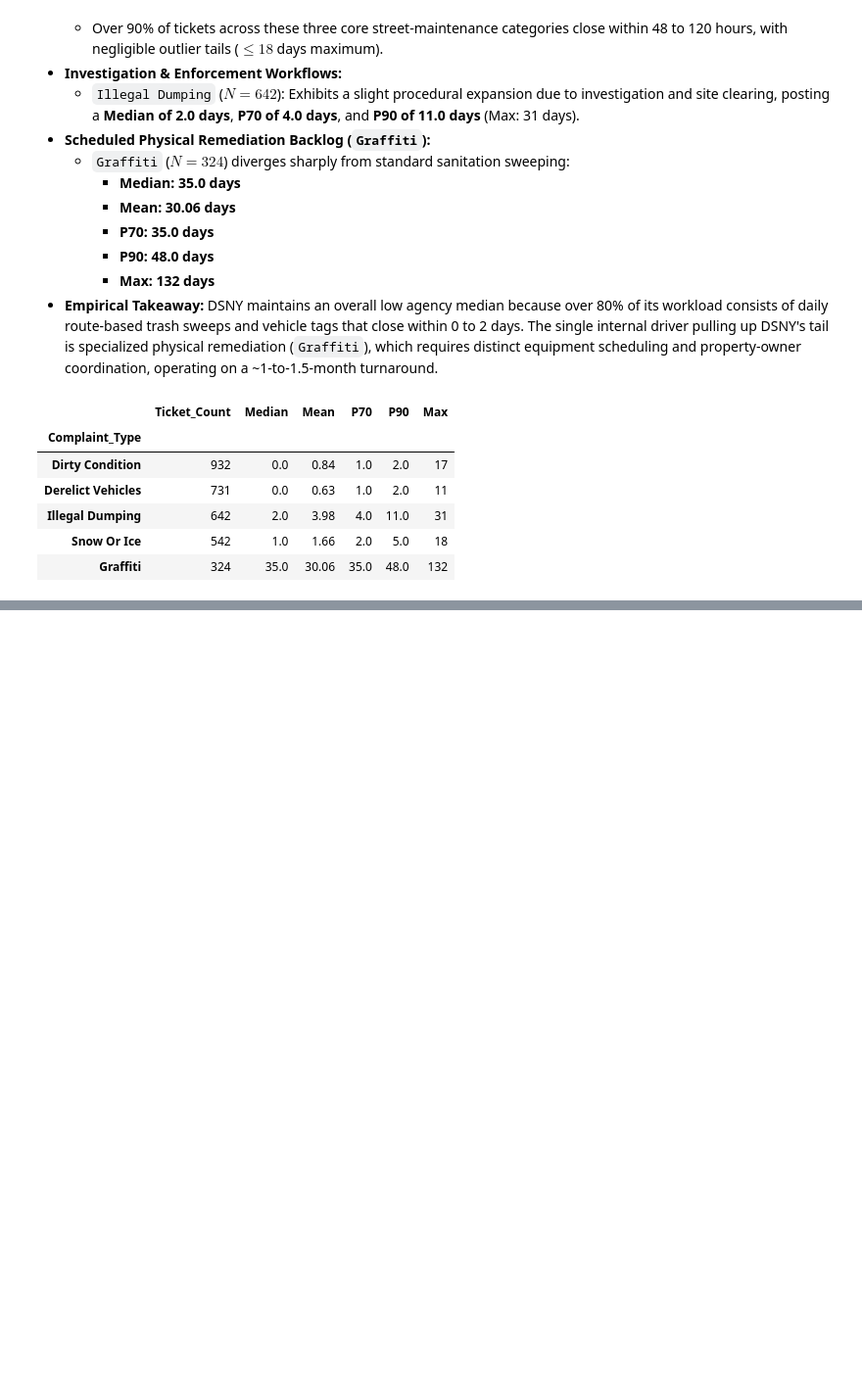
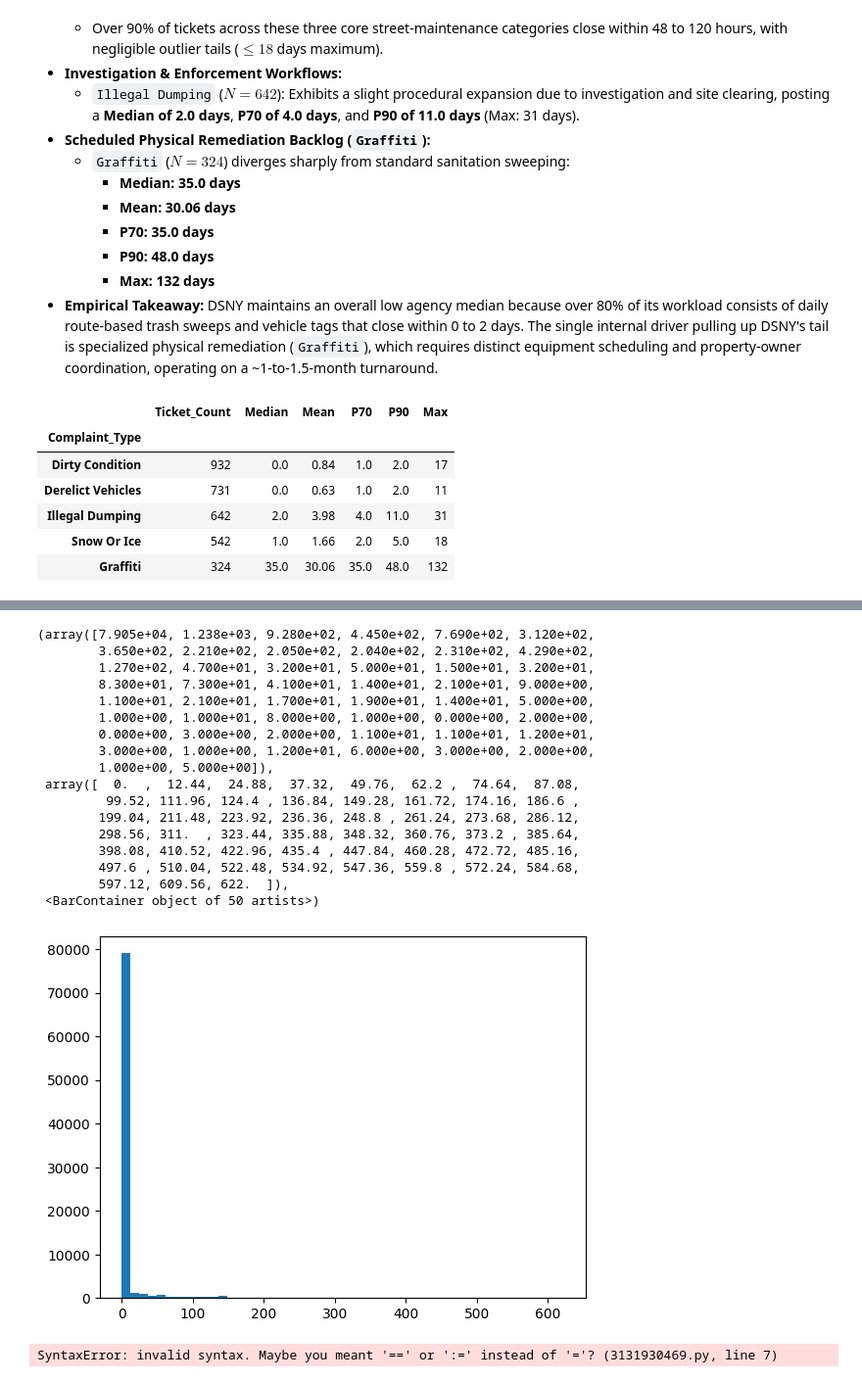
Before and after one commit to JunayedMh/nyc-311-resolution-time-analysis, a Jupyter notebook: notebook/EDA.ipynb, the cells around one changed output, grey strips where cells are left out. Shown at 98% size. Saved outputs shown, nothing was run; the diff lists cells and outputs as text; code cells hidden in the pictures; blank space fills up the shorter version.

Commit message:
in which metric the resolution days actually matters, is it borough or complaint types?

```diff
--- a/notebook/EDA.ipynb
+++ b/notebook/EDA.ipynb
@@ -1063,0 +1110,44 @@ agency_vs_complaints.loc["DSNY"].sort_values(by="Ticket_Count", ascending=False)
+# %%
+plt.hist(df["Resolution_Days"], bins=50)
+# %% [output]
+(array([7.905e+04, 1.238e+03, 9.280e+02, 4.450e+02, 7.690e+02, 3.120e+02,
+        3.650e+02, 2.210e+02, 2.050e+02, 2.040e+02, 2.310e+02, 4.290e+02,
+        1.270e+02, 4.700e+01, 3.200e+01, 5.000e+01, 1.500e+01, 3.200e+01,
+        8.300e+01, 7.300e+01, 4.100e+01, 1.400e+01, 2.100e+01, 9.000e+00,
+        1.100e+01, 2.100e+01, 1.700e+01, 1.900e+01, 1.400e+01, 5.000e+00,
+        1.000e+00, 1.000e+01, 8.000e+00, 1.000e+00, 0.000e+00, 2.000e+00,
+        0.000e+00, 3.000e+00, 2.000e+00, 1.100e+01, 1.100e+01, 1.200e+01,
+        3.000e+00, 1.000e+00, 1.200e+01, 6.000e+00, 3.000e+00, 2.000e+00,
+        1.000e+00, 5.000e+00]),
+ array([  0.  ,  12.44,  24.88,  37.32,  49.76,  62.2 ,  74.64,  87.08,
+         99.52, 111.96, 124.4 , 136.84, 149.28, 161.72, 174.16, 186.6 ,
+        199.04, 211.48, 223.92, 236.36, 248.8 , 261.24, 273.68, 286.12,
+        298.56, 311.  , 323.44, 335.88, 348.32, 360.76, 373.2 , 385.64,
+        398.08, 410.52, 422.96, 435.4 , 447.84, 460.28, 472.72, 485.16,
+        497.6 , 510.04, 522.48, 534.92, 547.36, 559.8 , 572.24, 584.68,
+        597.12, 609.56, 622.  ]),
+ <BarContainer object of 50 artists>)
+[figure, added]
+# %%
+fig, axes = plt.subplots(1,2, figsize=(14,7))
+
+zoomed_data = df[df["Resolution_Days"] <= 30]["Resolution_Days"]
+
+axes[0].hist(
+    zoomed_data,
+    color ="blue",
+    edgecolor= "black",
+    bins = range(0,32),
+    align = "left"
+)
+
+axes[0].set_title(
+    "Distribution of ticket between 0 to 30 days",
+    fontweight = "bold",
+    fontsize = 11
+)
+axes[0].set_xlabel(" Resolution Days")
+axes[0].set_ylabel("0 to 30 days")
+axes[0].grid(axis="y", linestyle="--", alpha=0.5)
+# %% [output]
+SyntaxError: invalid syntax. Maybe you meant '==' or ':=' instead of '='? (3131930469.py, line 7)
```
Also changed, not shown: parts of 7 cells of this notebook, 1 other file.
